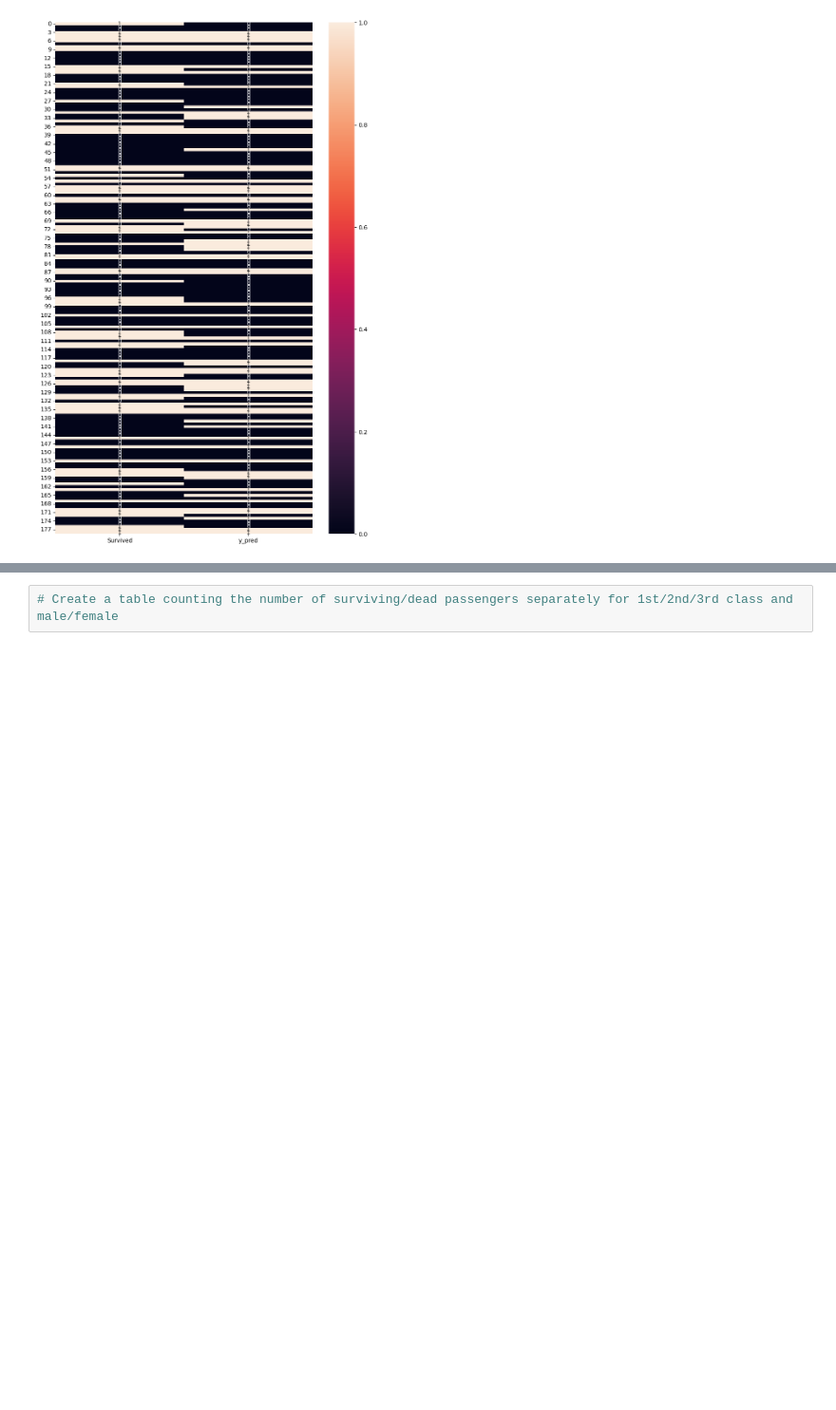
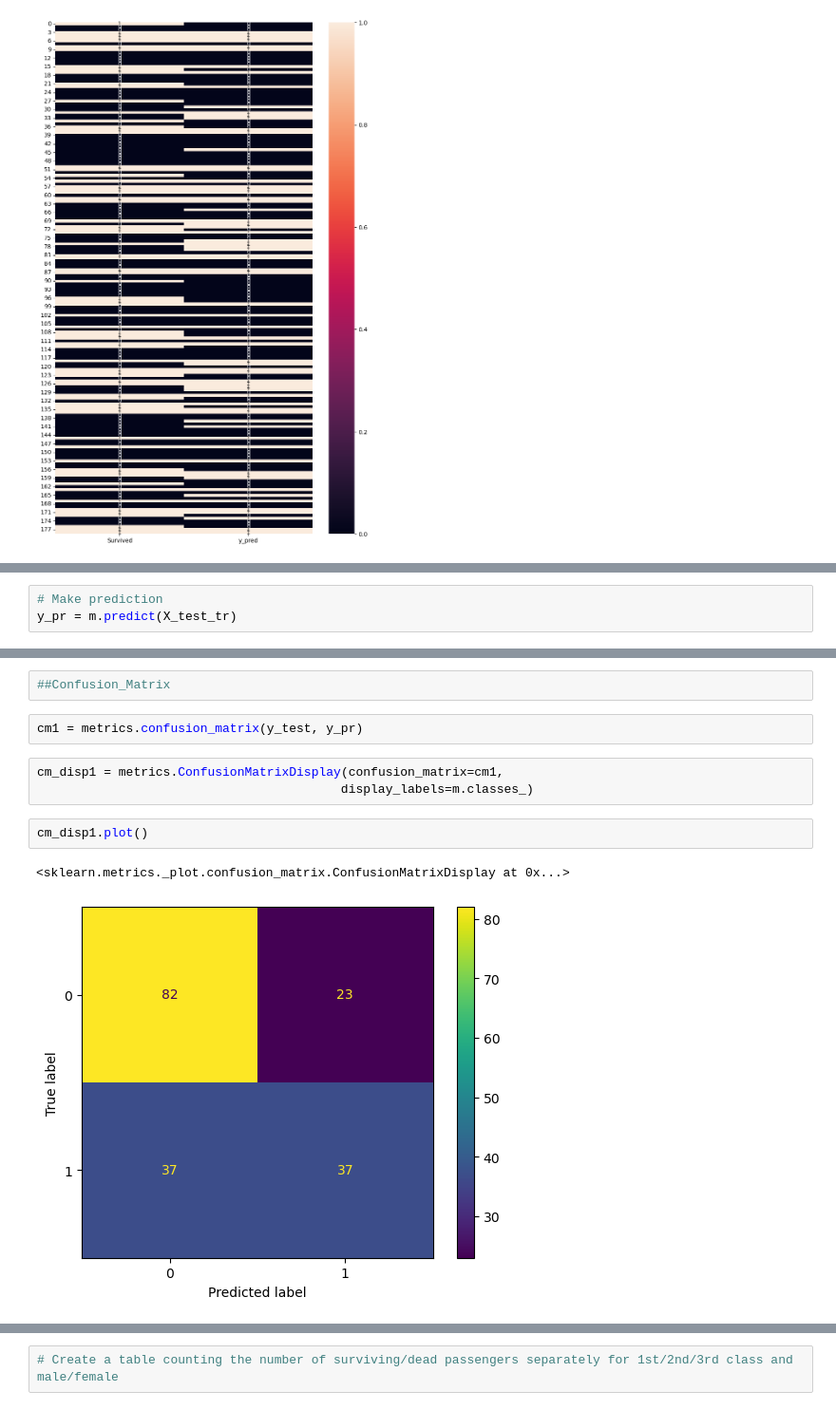
Before and after one commit to AyBa48/my_test_project, a Jupyter notebook: classification_machine.ipynb, the cells around one changed output, grey strips where cells are left out. Shown at 95% size. Saved outputs shown, nothing was run; the diff lists cells and outputs as text; blank space fills up the shorter version.

```diff
--- a/classification_machine.ipynb
+++ b/classification_machine.ipynb
@@ -362,0 +610,3 @@ proba.shape, y_pred.shape
+# %%
+# Make prediction
+y_pr = m.predict(X_test_tr)
@@ -362,0 +629,12 @@ proba.shape, y_pred.shape
+# %%
+##Confusion_Matrix
+# %%
+cm1 = metrics.confusion_matrix(y_test, y_pr)
+# %%
+cm_disp1 = metrics.ConfusionMatrixDisplay(confusion_matrix=cm1,
+                                         display_labels=m.classes_)
+# %%
+cm_disp1.plot()
+# %% [output]
+<sklearn.metrics._plot.confusion_matrix.ConfusionMatrixDisplay at 0x...>
+[figure, added]
```
Also changed, not shown: parts of 50 cells of this notebook.
